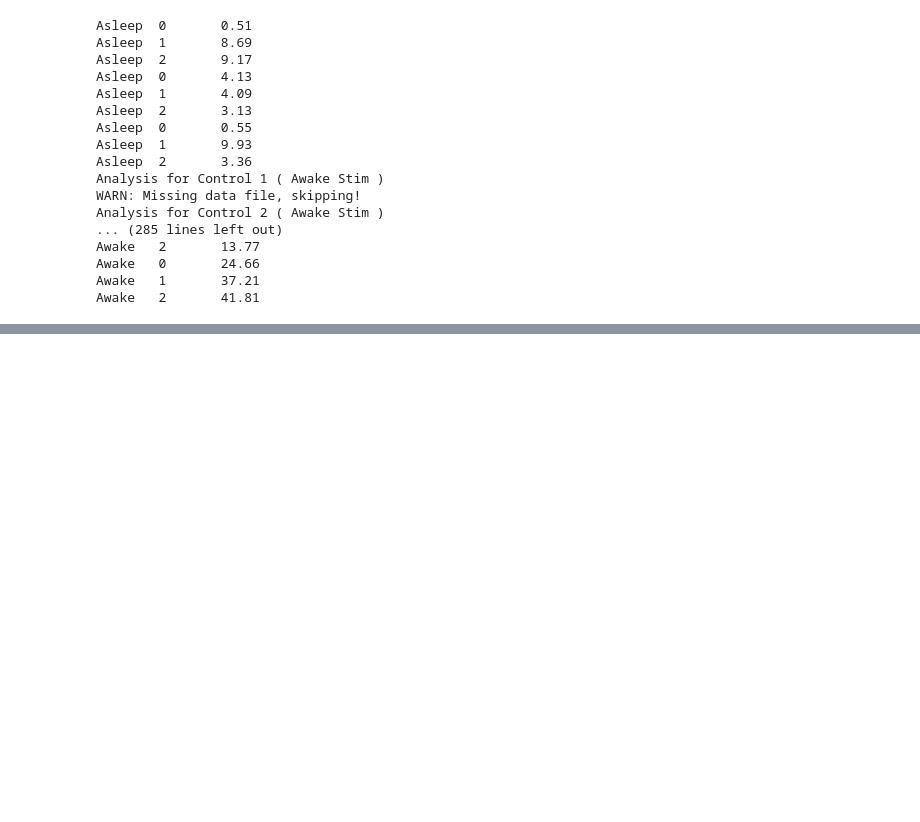
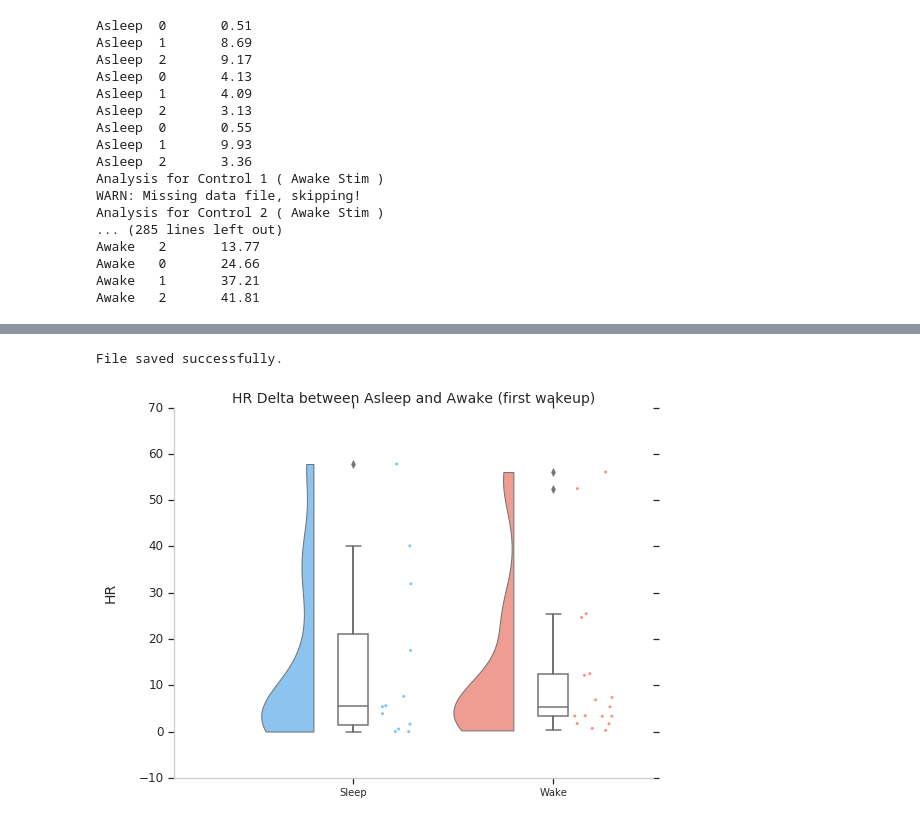
Before and after one commit to eyalperry88/openSleep, a Jupyter notebook: data_analysis/analyze.ipynb, the cells around one changed output, grey strips where cells are left out. Cells and saved outputs as stored; diff of their text form; code cells hidden in the pictures; blank space fills up the shorter version.

```diff
--- a/data_analysis/analyze.ipynb
+++ b/data_analysis/analyze.ipynb
@@ -580,0 +600,13 @@ flex_deltas_asleep[0]
+# %%
+data_to_plot = [hr_deltas_asleep[0], hr_deltas_awake[0]] #, eda_deltas_awake[1], eda_deltas_asleep[1], eda_deltas_awake[2], eda_deltas_asleep[2]]
+raincloud_plot(
+    data_to_plot,
+    title = "HR Delta between Asleep and Awake (first wakeup)",
+    xlabel = "",
+    ylabel = "HR",
+    filename = "abs_deltas_hr",
+    width = 0.6
+)
+# %% [output]
+File saved successfully.
+[figure, added]
```
Also changed, not shown: parts of 9 cells of this notebook.
